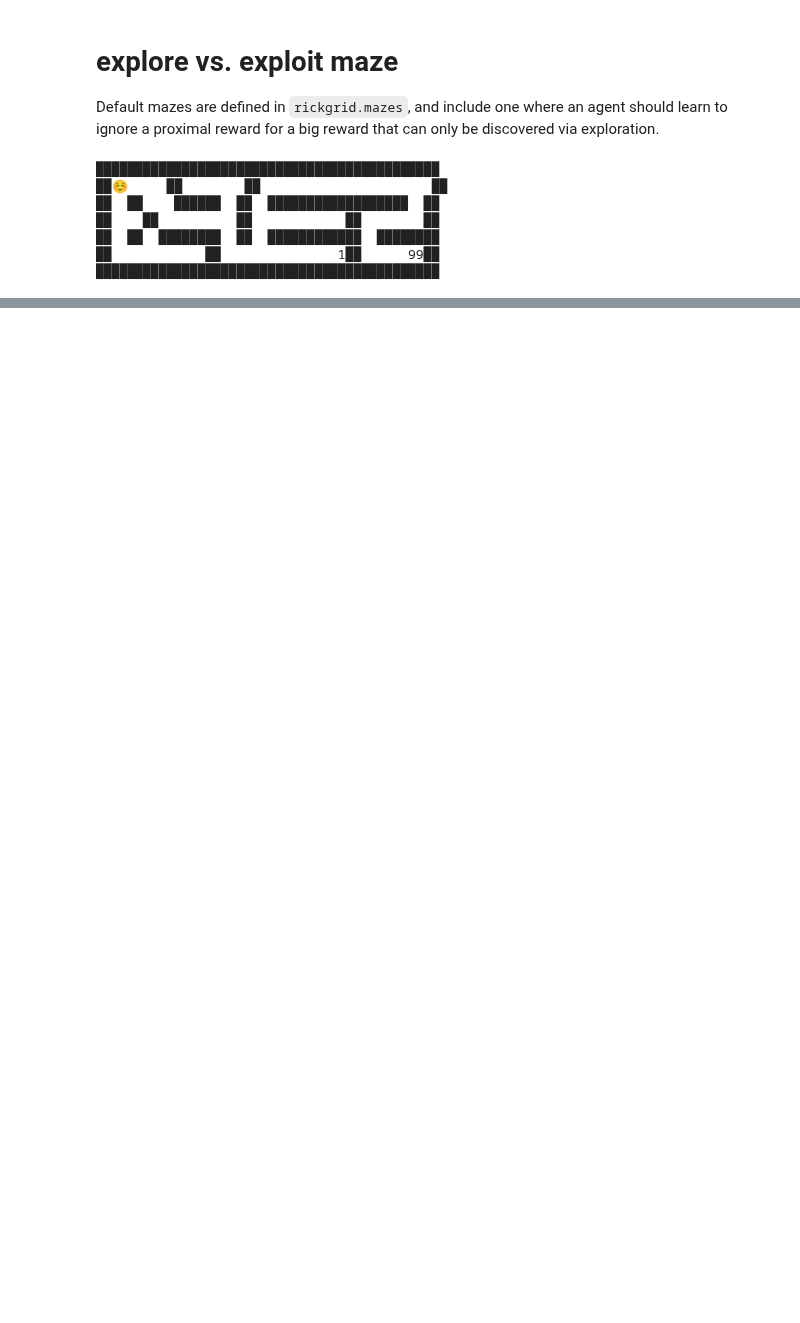
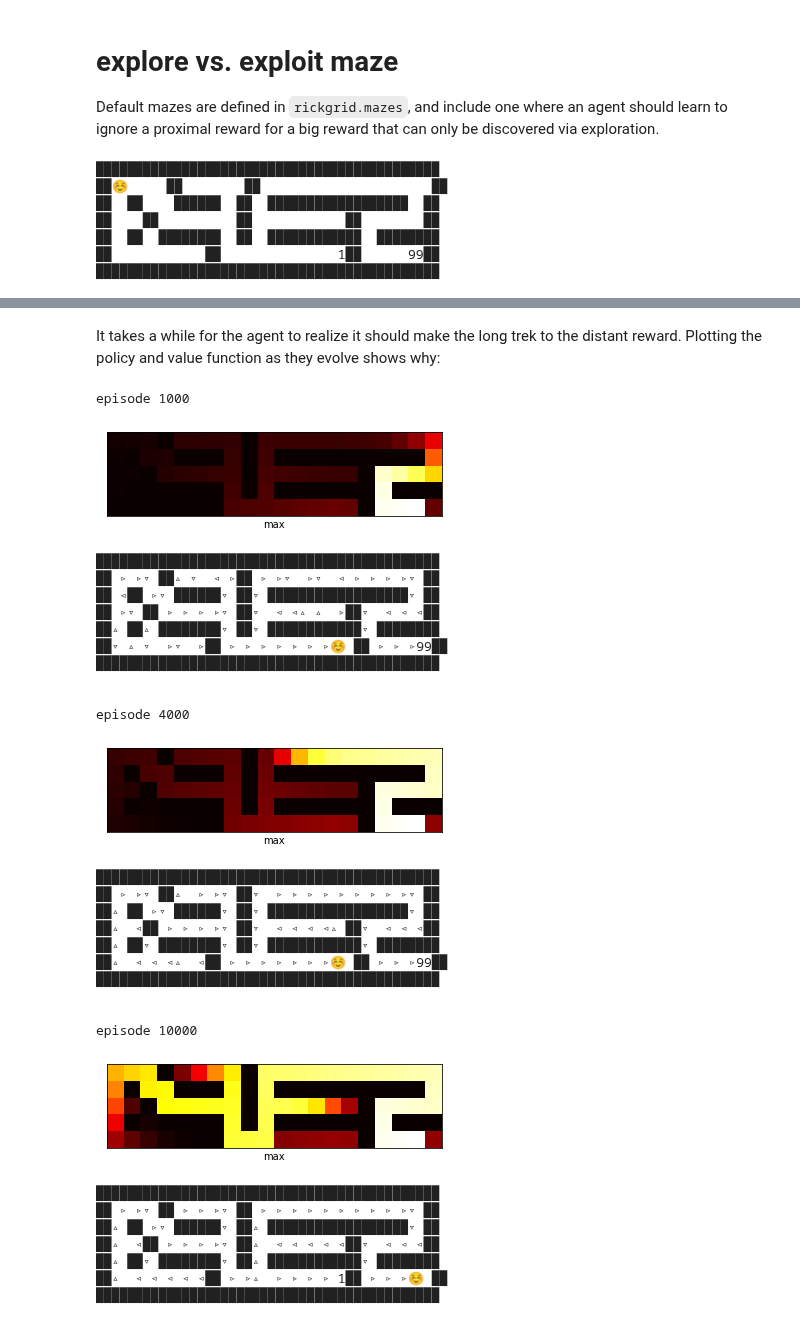
Before and after one commit to richard-warren/rl_sandbox, a Jupyter notebook: demo.ipynb, the cells around one changed output, grey strips where cells are left out. Cells and saved outputs as stored; diff of their text form; code cells hidden in the pictures; blank space fills up the shorter version.

```diff
--- a/demo.ipynb
+++ b/demo.ipynb
@@ -49,13 +50,13 @@ We can learn policies using action-value based tabular approaches, each of which
 # %%
 # set up Q Learning object
-ctl_q = Control.QLearning(env)
+ctl = Control.QLearning(env)
 
-# train, recording number of steps per episode
-steps_q, rewards_q = ctl_q.train(alpha=.05, gamma=1, epsilon=.05, episodes=1000);
+# train, recording number of steps and total reward per episode
+steps = ctl.train(alpha=.05, gamma=1, epsilon=.05, episodes=1000)[0];
 
 # plot steps per episode
 ax = plt.axes(xlabel='episode', ylabel='steps')
-ax.plot(steps_q);
+ax.plot(steps);
 # %% [output]
 [figure]
 # %% [markdown]
@@ -78,10 +81,10 @@ This looks non-crazy! Let's see how the action-value function changes over time.
 # %%
-ctl_q.resetQ();  # reset Q to initial values
+ctl.resetQ();  # reset Q to initial values
 
 for i in range(1,5):
-    steps_q, rewards_q = ctl_q.train(alpha=.05, gamma=1, epsilon=.05, episodes=1)
+    ctl.train(alpha=.05, gamma=1, epsilon=.05, episodes=1);
     print('episode {}'.format(i))
-    ctl_q.plotQ();
+    ctl.plotQ();
 # %% [output]
 episode 1
 [figure]
@@ -210,0 +198,44 @@ ctl.plotQ(max_only=True)
+# %% [markdown]
+It takes a while for the agent to realize it should make the long trek to the distant reward. Plotting the policy and value function as they evolve shows why:
+# %%
+ctl.resetQ();  # reset Q to initial values
+
+eps = [0, 1000, 4000, 10000]
+
+for i in range(1, len(eps)):
+    ctl.train(alpha=.05, gamma=1, epsilon=.2, episodes=(eps[i]-eps[i-1]));
+    print('\n\nepisode {}'.format(eps[i]))
+    ctl.plotQ(max_only=True);
+    env_rando.render(Q=ctl.Q);
+# %% [output]
+episode 1000
+[figure, added]
+████████████████████████████████████████████
+██ ▹ ▹▿ ██▵ ▿  ◃ ▹██ ▹ ▹▿  ▹▿  ◃ ▹ ▹ ▹ ▹▿ ██
+██ ◃██ ▹▿ ██████▿ ██▿ ██████████████████▿ ██
+██ ▹▿ ██ ▹ ▹ ▹ ▹▿ ██▿  ◃ ◃▵ ▵  ▹██▿  ◃ ◃ ◃██
+██▵ ██▵ ████████▿ ██▿ ████████████▿ ████████
+██▿ ▵ ▿  ▹▿  ▹██ ▹ ▹ ▹ ▹ ▹ ▹ ▹☺ ██ ▹ ▹ ▹99██
+████████████████████████████████████████████
+
+
+episode 4000
+[figure, added]
+████████████████████████████████████████████
+██ ▹ ▹▿ ██▵  ▹ ▹▿ ██▿  ▹ ▹ ▹ ▹ ▹ ▹ ▹ ▹ ▹▿ ██
+██▵ ██ ▹▿ ██████▿ ██▿ ██████████████████▿ ██
+██▵  ◃██ ▹ ▹ ▹ ▹▿ ██▿  ◃ ◃ ◃ ◃▵ ██▿  ◃ ◃ ◃██
+██▵ ██▿ ████████▿ ██▿ ████████████▿ ████████
+██▵  ◃ ◃ ◃▵  ◃██ ▹ ▹ ▹ ▹ ▹ ▹ ▹☺ ██ ▹ ▹ ▹99██
+████████████████████████████████████████████
+
+
+episode 10000
+[figure, added]
+████████████████████████████████████████████
+██ ▹ ▹▿ ██ ▹ ▹ ▹▿ ██ ▹ ▹ ▹ ▹ ▹ ▹ ▹ ▹ ▹ ▹▿ ██
+██▵ ██ ▹▿ ██████▿ ██▵ ██████████████████▿ ██
+██▵  ◃██ ▹ ▹ ▹ ▹▿ ██▵  ◃ ◃ ◃ ◃ ◃██▿  ◃ ◃ ◃██
+██▵ ██▿ ████████▿ ██▵ ████████████▿ ████████
+██▵  ◃ ◃ ◃ ◃ ◃██ ▹ ▹▵  ▹ ▹ ▹ ▹ 1██ ▹ ▹ ▹☺ ██
+████████████████████████████████████████████
```
Also changed, not shown: parts of 20 cells of this notebook, 3 other files.
